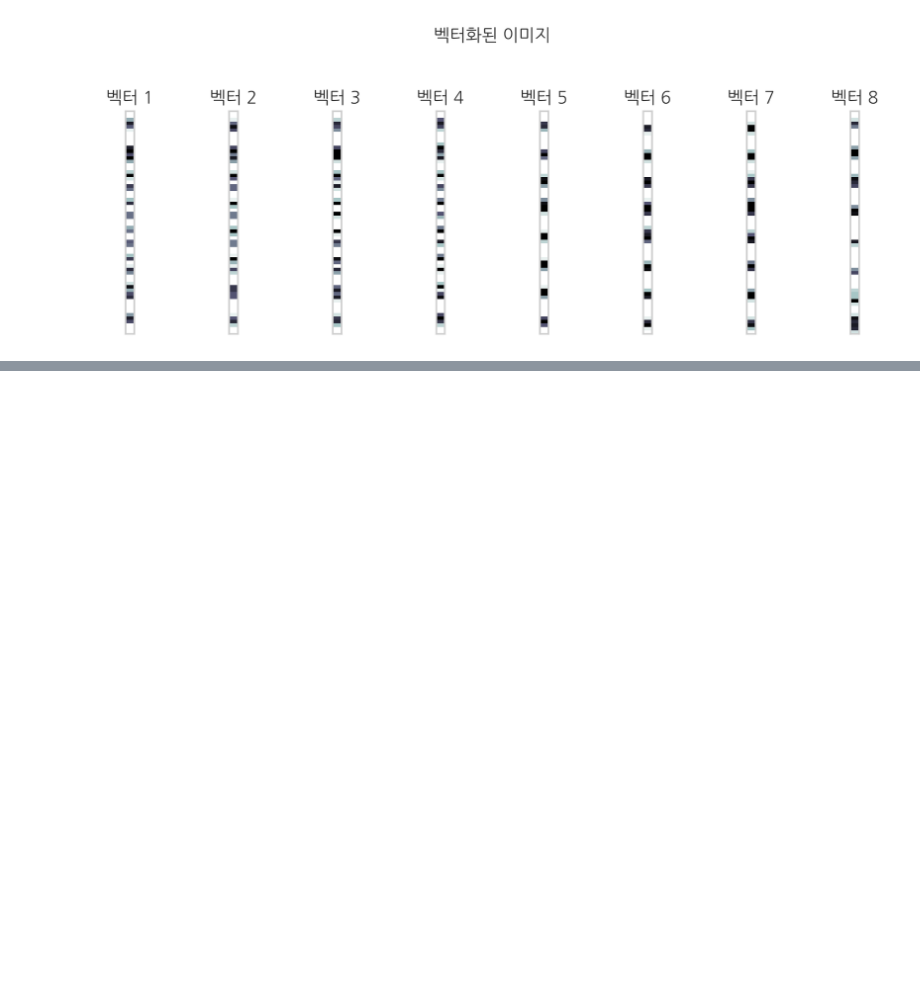
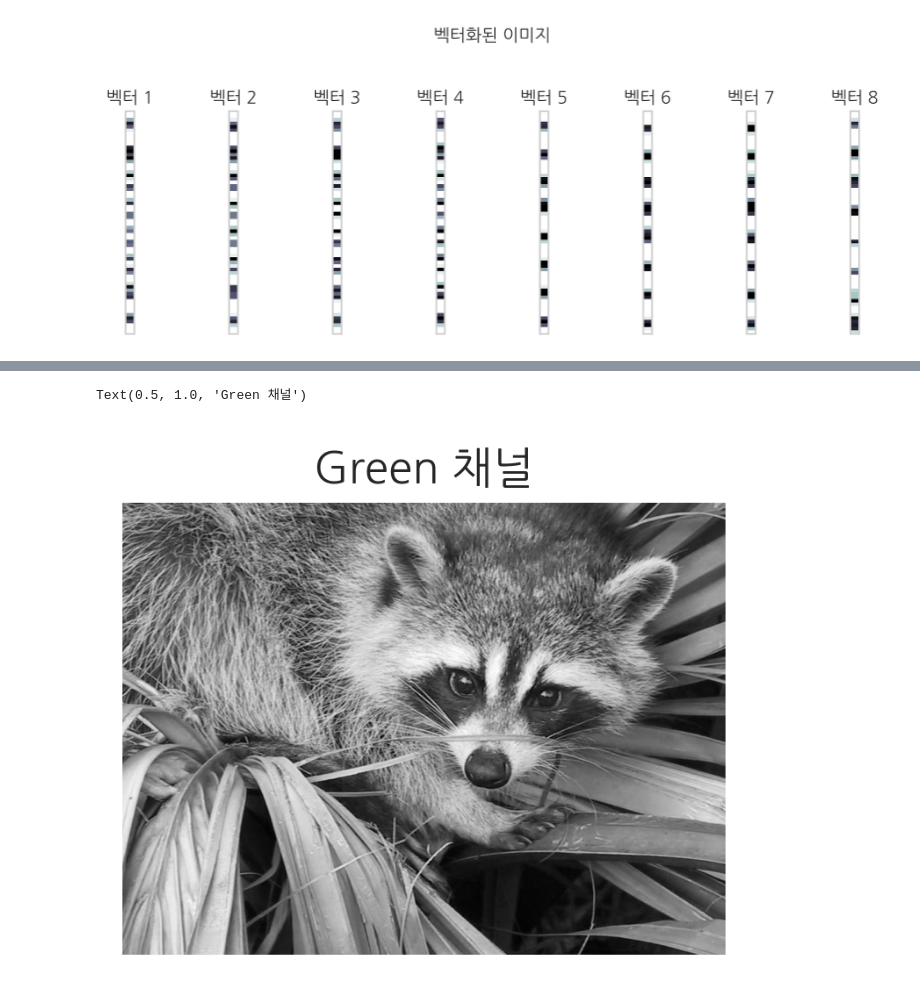
Before and after one commit to Parkyes90/data-science-math, a Jupyter notebook: chapter2.ipynb, the cells around one changed output, grey strips where cells are left out. Drawn from its saved outputs; the diff is of its cells as text; code cells hidden in the pictures; blank space fills up the shorter version.

```diff
--- a/chapter2.ipynb
+++ b/chapter2.ipynb
@@ -59,0 +82,8 @@ plt.show()
+# %%
+plt.subplot(223)
+plt.imshow(img_rgb[:, :, 1], cmap=plt.cm.gray)
+plt.axis("off")
+plt.title("Green 채널")
+# %% [output]
+Text(0.5, 1.0, 'Green 채널')
+[figure, added]
```
Also changed, not shown: parts of 12 cells of this notebook.
